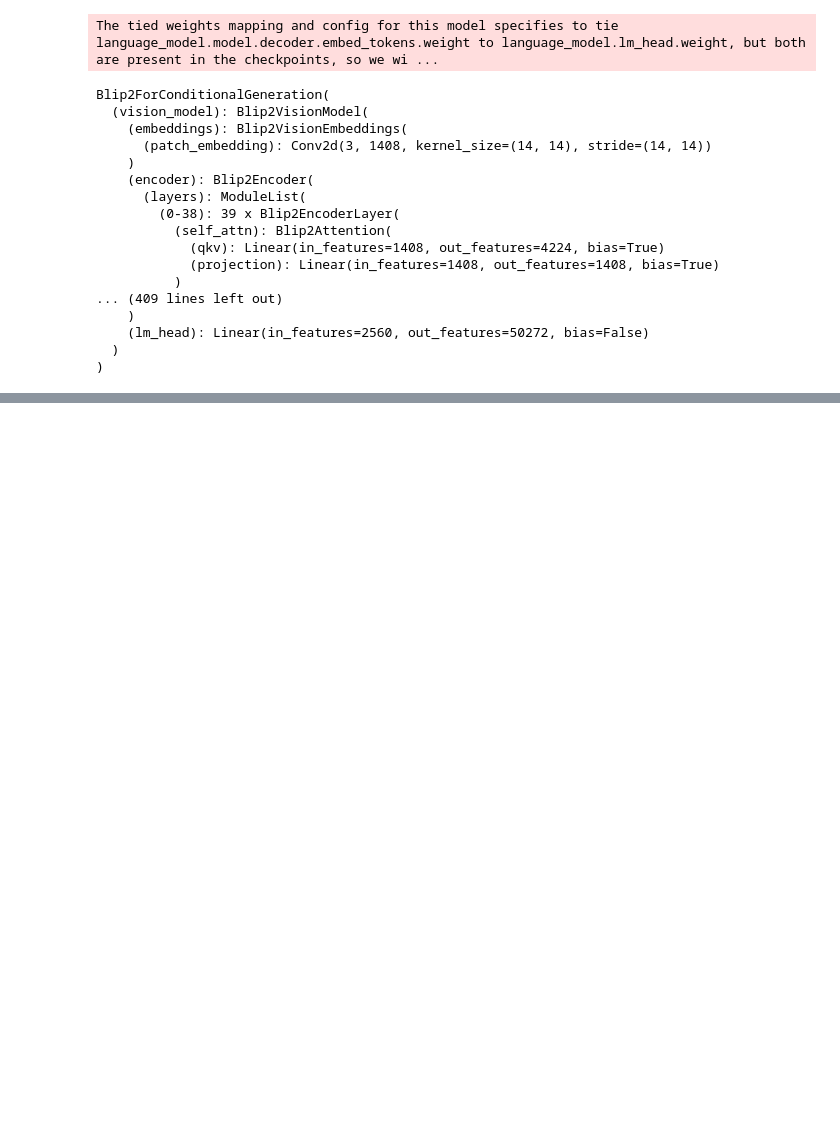
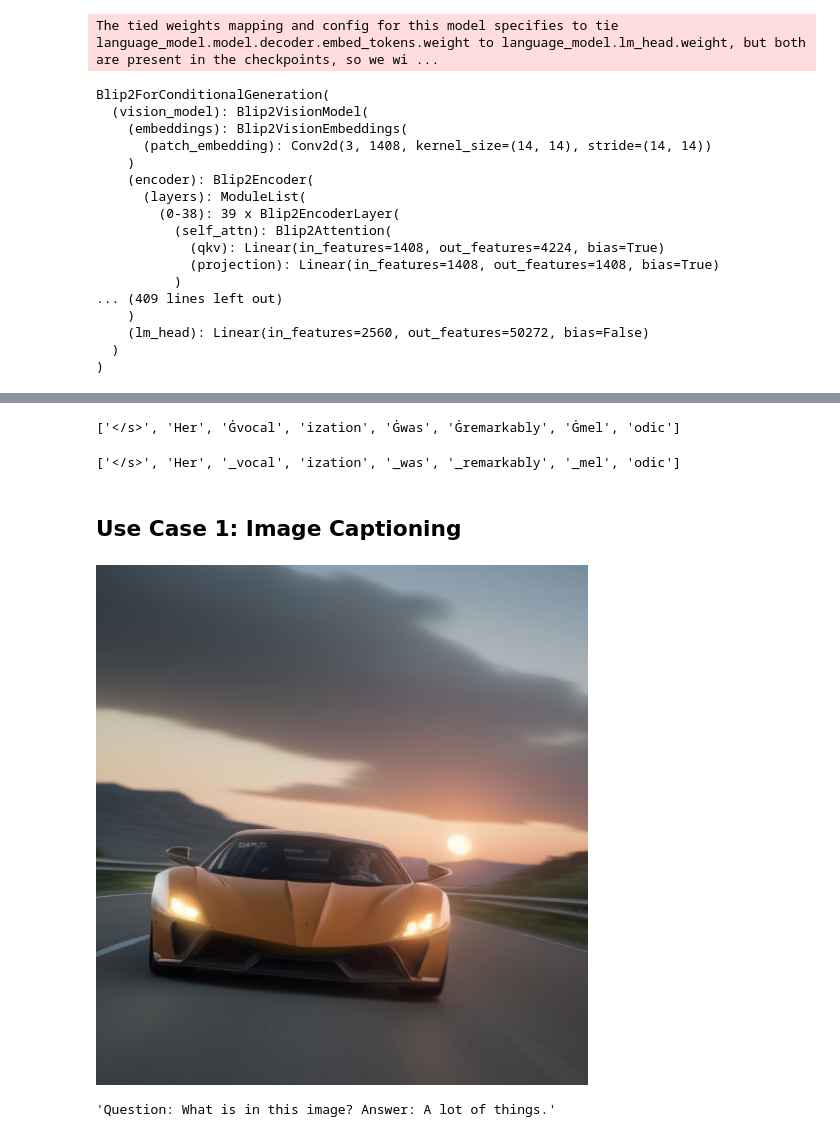
Before and after one commit to satyamvishwakarma-dev/Hands_on_LLM, a Jupyter notebook: chapter_9/ch09.ipynb, the cells around one changed output, grey strips where cells are left out. Cells and saved outputs as stored; diff of their text form; code cells hidden in the pictures; blank space fills up the shorter version.

```diff
--- a/chapter_9/ch09.ipynb
+++ b/chapter_9/ch09.ipynb
@@ -269,0 +313,38 @@ Blip2ForConditionalGeneration(
+# %%
+# Preprocess the text
+text = "Her vocalization was remarkably melodic"
+token_ids = blip_processor(image, text=text, return_tensors="pt")
+token_ids = token_ids.to(device, torch.float16)["input_ids"][0]
+
+# Convert input ids back to tokens
+tokens = blip_processor.tokenizer.convert_ids_to_tokens(token_ids)
+tokens
+# %% [output]
+['</s>', 'Her', 'Ġvocal', 'ization', 'Ġwas', 'Ġremarkably', 'Ġmel', 'odic']
+# %%
+# Replace the space token with an underscore
+tokens = [token.replace("Ġ", "_") for token in tokens]
+tokens
+# %% [output]
+['</s>', 'Her', '_vocal', 'ization', '_was', '_remarkably', '_mel', 'odic']
+# %% [markdown]
+## Use Case 1: Image Captioning
+# %%
+# Load an AI-generated image of a supercar
+image = Image.open(urlopen(car_path)).convert("RGB")
+
+# Convert an image into inputs and preprocess it
+inputs = blip_processor(image, return_tensors="pt").to(device, torch.float16)
+image
+# %% [output]
+[figure, added]
+# %%
+# Generate image ids to be passed to the decoder (LLM)
+generated_ids = model.generate(**inputs, max_new_tokens=20)
+
+# Generate text from the image ids
+generated_text = blip_processor.batch_decode(generated_ids, skip_special_tokens=True)
+generated_text = generated_text[0].strip()
+generated_text
+# %% [output]
+'Question: What is in this image? Answer: A lot of things.'
```
Also changed, not shown: parts of 6 cells of this notebook.
